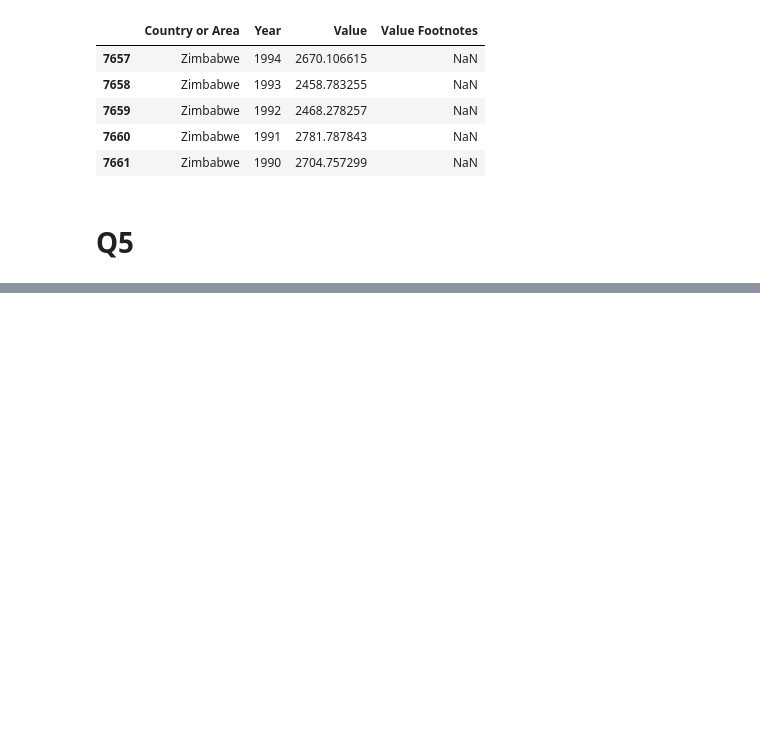
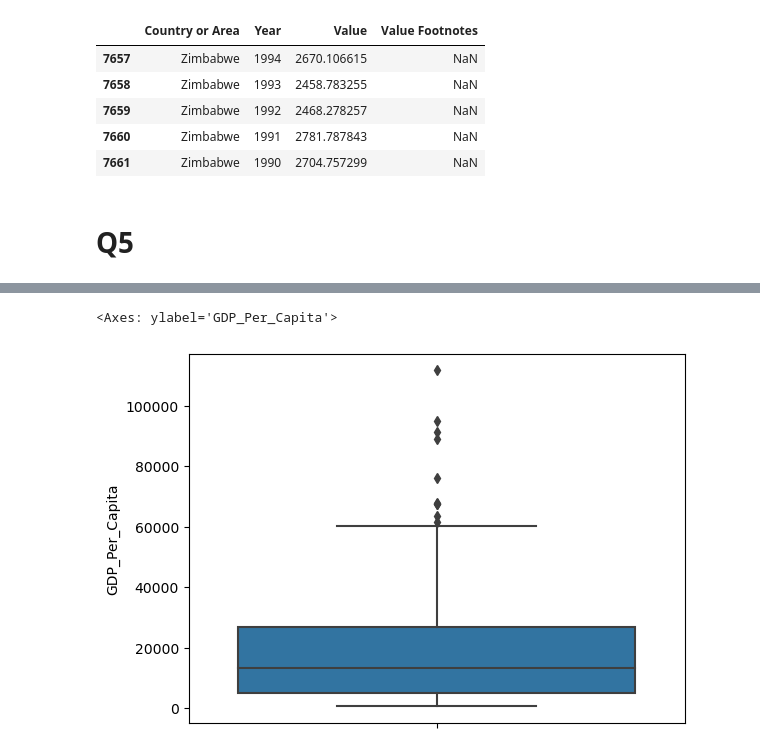
Before and after one commit to NSS-Data-Analytics-Cohort-11/undata-willisc22, a Jupyter notebook: notebook/UN_data_analysis.ipynb, the cells around one changed output, grey strips where cells are left out. Cells and saved outputs as stored; diff of their text form; code cells hidden in the pictures; blank space fills up the shorter version.

```diff
--- a/notebook/UN_data_analysis.ipynb
+++ b/notebook/UN_data_analysis.ipynb
@@ -47,0 +140,6 @@ gdp_df.tail()
+# %%
+#boxplot for gdp_2020
+sns.boxplot(y=gdp_2020['GDP_Per_Capita'])
+# %% [output]
+<Axes: ylabel='GDP_Per_Capita'>
+[figure, added]
```
Also changed, not shown: parts of 20 cells of this notebook.
